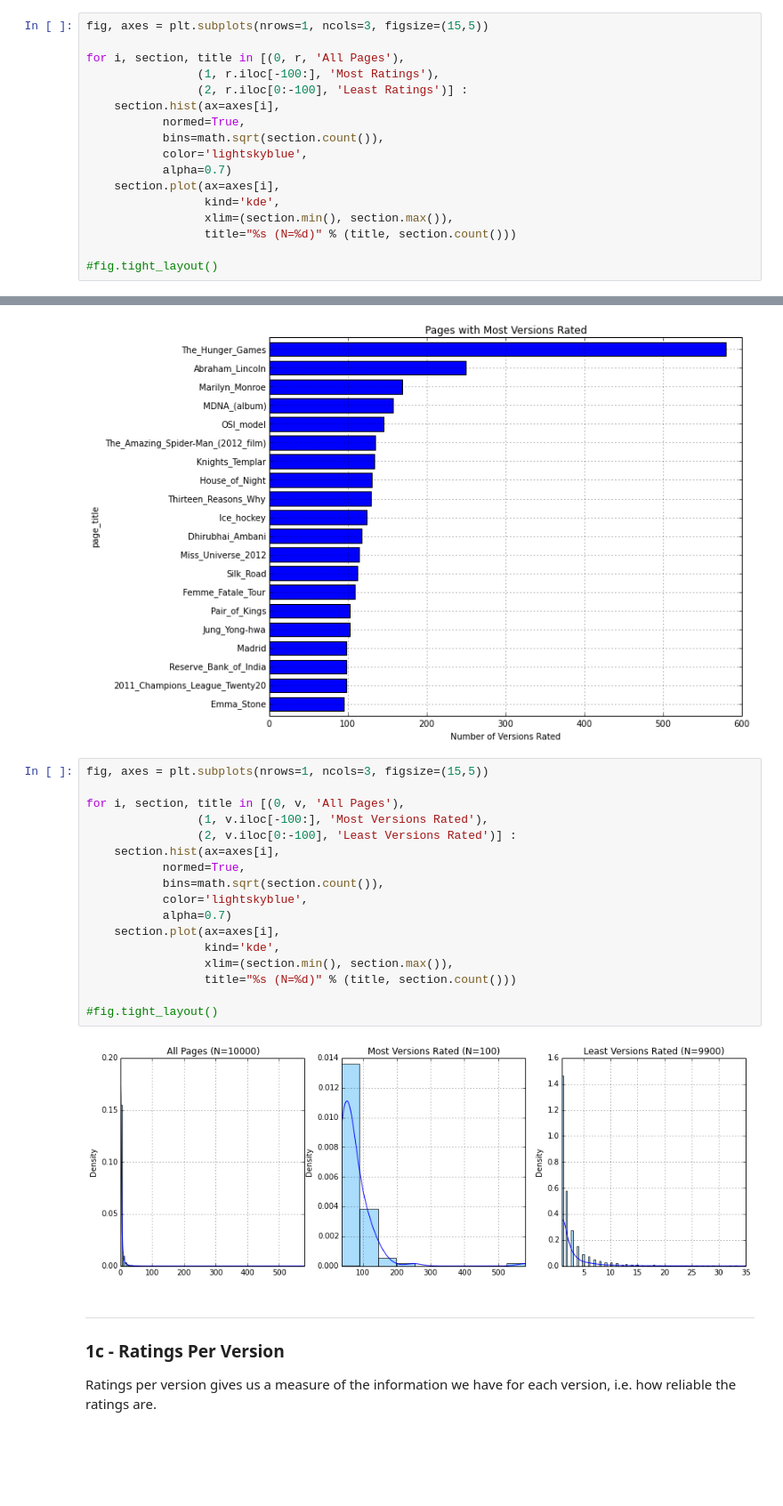
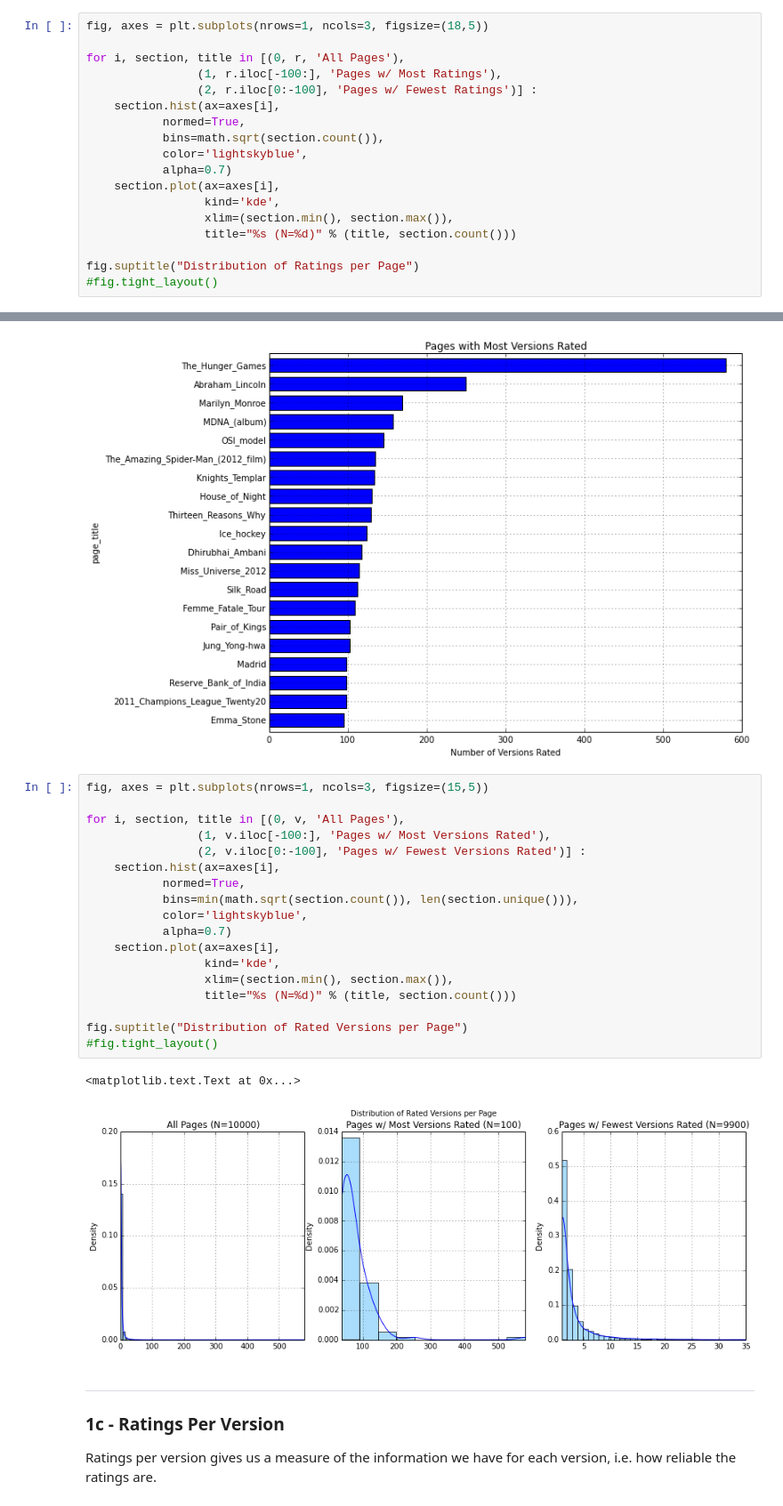
Before and after one commit to bkfunk/rating_wiki, a Jupyter notebook: Explore Ratings.ipynb, the cells around one changed output, grey strips where cells are left out. Shown at 89% size. Cells and saved outputs as stored; diff of their text form; blank space fills up the shorter version.

```diff
--- a/Explore Ratings.ipynb
+++ b/Explore Ratings.ipynb
@@ -63,11 +111,11 @@ ax.set_xlabel('Number of Ratings')
 # %% [markdown]
 And let's look at the overall distribution.
 # %%
-fig, axes = plt.subplots(nrows=1, ncols=3, figsize=(15,5))
+fig, axes = plt.subplots(nrows=1, ncols=3, figsize=(18,5))
 
 for i, section, title in [(0, r, 'All Pages'),
-                (1, r.iloc[-100:], 'Most Ratings'),
-                (2, r.iloc[0:-100], 'Least Ratings')] :
+                (1, r.iloc[-100:], 'Pages w/ Most Ratings'),
+                (2, r.iloc[0:-100], 'Pages w/ Fewest Ratings')] :
     section.hist(ax=axes[i],
            normed=True,
            bins=math.sqrt(section.count()),
@@ -78,5 +126,6 @@ for i, section, title in [(0, r, 'All Pages'),
                  xlim=(section.min(), section.max()),
                  title="%s (N=%d)" % (title, section.count()))
 
+fig.suptitle("Distribution of Ratings per Page")
 #fig.tight_layout()
 # %% [output]
@@ -137,22 +185,24 @@ ax.set_xlabel('Number of Versions Rated')
 # %%
 fig, axes = plt.subplots(nrows=1, ncols=3, figsize=(15,5))
 
 for i, section, title in [(0, v, 'All Pages'),
-                (1, v.iloc[-100:], 'Most Versions Rated'),
-                (2, v.iloc[0:-100], 'Least Versions Rated')] :
+                (1, v.iloc[-100:], 'Pages w/ Most Versions Rated'),
+                (2, v.iloc[0:-100], 'Pages w/ Fewest Versions Rated')] :
     section.hist(ax=axes[i],
            normed=True,
-           bins=math.sqrt(section.count()),
+           bins=min(math.sqrt(section.count()), len(section.unique())),
            color='lightskyblue',
            alpha=0.7)
     section.plot(ax=axes[i],
                  kind='kde',
                  xlim=(section.min(), section.max()),
                  title="%s (N=%d)" % (title, section.count()))
 
+fig.suptitle("Distribution of Rated Versions per Page")
 #fig.tight_layout()
 # %% [output]
+<matplotlib.text.Text at 0x...>
-[figure, old version]
+[figure, new version]
 # %% [markdown]
 -----
 ### 1c - Ratings Per Version
```
Also changed, not shown: parts of 40 cells of this notebook.
